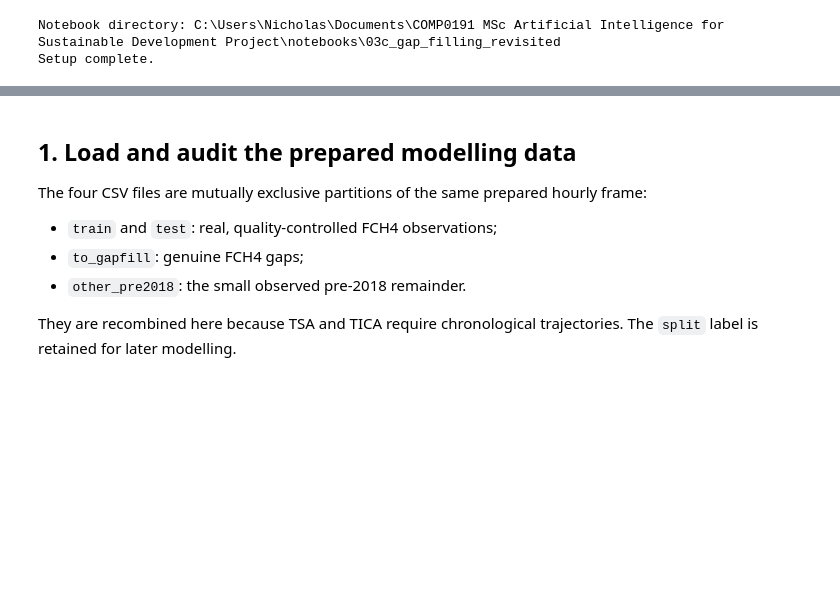
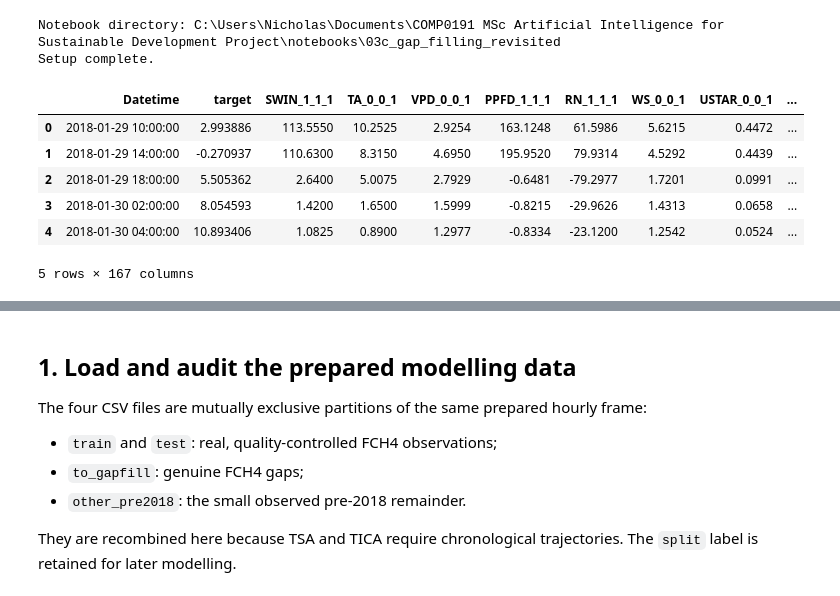
Before and after one commit to nicholas-tobias-00/COMP0191-Dissertation, a Jupyter notebook: notebooks/03c_gap_filling_revisited/temp_modeling_focus.ipynb, the cells around one changed output, grey strips where cells are left out. Saved outputs shown, nothing was run; the diff lists cells and outputs as text; code cells hidden in the pictures; blank space fills up the shorter version.

```diff
--- a/notebooks/03c_gap_filling_revisited/temp_modeling_focus.ipynb
+++ b/notebooks/03c_gap_filling_revisited/temp_modeling_focus.ipynb
@@ -61,3 +61,14 @@ print("Setup complete.")
 # %% [output]
 Notebook directory: C:\Users\Nicholas\Documents\COMP0191 MSc Artificial Intelligence for Sustainable Development Project\notebooks\03c_gap_filling_revisited
 Setup complete.
+# %%
+df_test = pd.read_csv(SPLIT_DIR / "train.csv", nrows=5)
+df_test
+# %% [output]
+|  | Datetime | target | SWIN_1_1_1 | TA_0_0_1 | VPD_0_0_1 | PPFD_1_1_1 | RN_1_1_1 | WS_0_0_1 | USTAR_0_0_1 | ... |
+| 0 | 2018-01-29 10:00:00 | 2.993886 | 113.5550 | 10.2525 | 2.9254 | 163.1248 | 61.5986 | 5.6215 | 0.4472 | ... |
+| 1 | 2018-01-29 14:00:00 | -0.270937 | 110.6300 | 8.3150 | 4.6950 | 195.9520 | 79.9314 | 4.5292 | 0.4439 | ... |
+| 2 | 2018-01-29 18:00:00 | 5.505362 | 2.6400 | 5.0075 | 2.7929 | -0.6481 | -79.2977 | 1.7201 | 0.0991 | ... |
+| 3 | 2018-01-30 02:00:00 | 8.054593 | 1.4200 | 1.6500 | 1.5999 | -0.8215 | -29.9626 | 1.4313 | 0.0658 | ... |
+| 4 | 2018-01-30 04:00:00 | 10.893406 | 1.0825 | 0.8900 | 1.2977 | -0.8334 | -23.1200 | 1.2542 | 0.0524 | ... |
+5 rows × 167 columns
```
Also changed, not shown: parts of 1 cell of this notebook, 5 other files.
